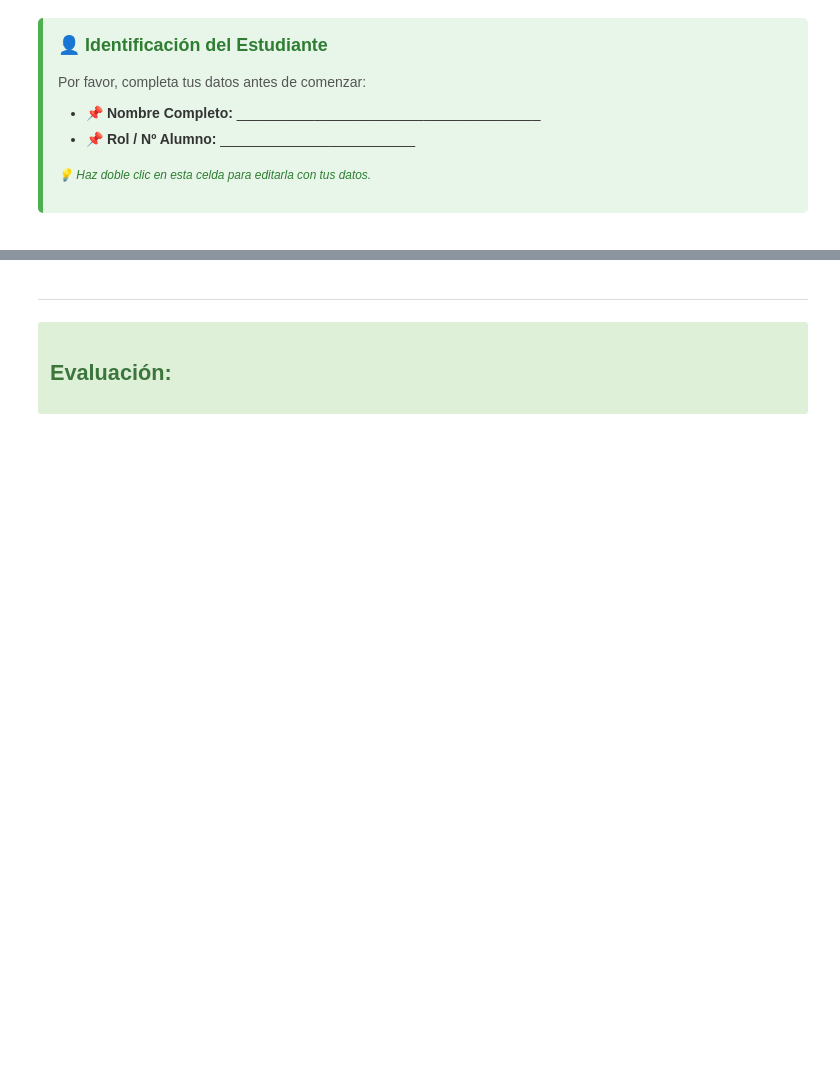
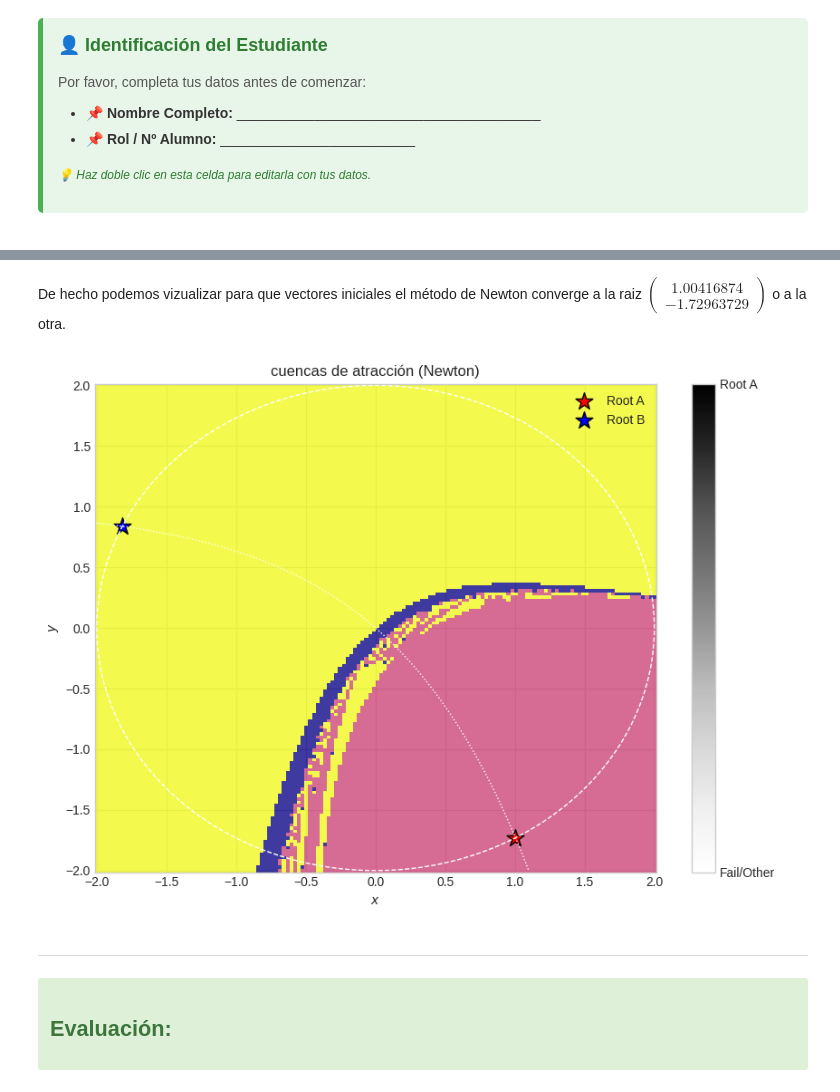
Before and after one commit to ManuelSanchezUribe/MAT2605_UC_labs, a Jupyter notebook: Lab07/lab07.ipynb, the cells around one changed output, grey strips where cells are left out. Cells and saved outputs as stored; diff of their text form; code cells hidden in the pictures; blank space fills up the shorter version.

```diff
--- a/Lab07/lab07.ipynb
+++ b/Lab07/lab07.ipynb
@@ -475,3 +355,82 @@ err aprox. (n=10) =  0.03423993286046505
+# %% [markdown]
+De hecho podemos vizualizar para que vectores iniciales el m&eacute;todo de Newton converge a la raiz $\begin{pmatrix}1.00416874\\-1.72963729\end{pmatrix}$ o a la otra.
+# %%
+# --- 1. Use the previously defined function ---
+def newton_nd(f, jac, x0, tol=1e-8, max_iter=100):
+    x = np.array(x0, dtype=float)
+    for i in range(max_iter):
+        F_val = f(x)
+        J_val = jac(x)
+        if np.linalg.norm(F_val, ord=2) < tol:
+            return x
+        try:
+            delta_x = np.linalg.solve(J_val, -F_val)
+        except np.linalg.LinAlgError:
+            return None # Singular Jacobian
+        x = x + delta_x
+        if np.linalg.norm(delta_x, ord=2) < tol:
+            return x
+    return None # Did not converge
+
+# --- 2. System definition ---
+def system(x_vec):
+    x, y = x_vec
+    return np.array([x**2 + y**2 - 4, np.exp(x) + y - 1])
+
+def jacobian(x_vec):
+    x, y = x_vec
+    return np.array([[2*x, 2*y], [np.exp(x), 1]])
+
+# Known roots found by previous execution
+root_a = np.array([1.00416874, -1.7297371])
+root_b = np.array([-1.81626407, 0.8373678])
+
+# --- 3. Grid Generation and Convergence Test ---
+res = 150 # Resolution of the map
+x_coords = np.linspace(-2, 2, res)
+y_coords = np.linspace(-2, 2, res)
+X, Y = np.meshgrid(x_coords, y_coords)
+Z = np.zeros_like(X)
+
+for i in range(res):
+    for j in range(res):
+        start_guess = [X[i, j], Y[i, j]]
+        result = newton_nd(system, jacobian, start_guess, max_iter=20)
+
+        if result is None:
+            Z[i, j] = 0 # Failed
+        elif np.linalg.norm(result - root_a) < 1e-3:
+            Z[i, j] = 1 # Convergence to Root A
+        elif np.linalg.norm(result - root_b) < 1e-3:
+            Z[i, j] = 2 # Convergence to Root B
+        else:
+            Z[i, j] = 0 # Converged elsewhere or unknown
+
+# --- 4. Plotting ---
+plt.figure(figsize=(10, 7))
+# Use 'nearest' shading to show the pixels clearly
+plt.pcolormesh(X, Y, Z, cmap='plasma', shading='nearest', alpha=0.8)
+
+# Overlay the equations for context
+x_fine = np.linspace(-2, 2, 800)
+y_fine = np.linspace(-2, 2, 800)
+Xf, Yf = np.meshgrid(x_fine, y_fine)
+plt.contour(Xf, Yf, Xf**2 + Yf**2 - 4, levels=[0], colors='white', linestyles='dashed', linewidths=1)
+plt.contour(Xf, Yf, np.exp(Xf) + Yf - 1, levels=[0], colors='white', linestyles='dotted', linewidths=1)
+
+# Plot the root locations
+plt.scatter(root_a[0], root_a[1], color='red', marker='*', s=200, edgecolors='black', label='Root A')
+plt.scatter(root_b[0], root_b[1], color='blue', marker='*', s=200, edgecolors='black', label='Root B')
+
+plt.title("cuencas de atracción (Newton)")
+plt.xlabel("$x$")
+plt.ylabel("$y$")
+cbar = plt.colorbar(ticks=[0, 1, 2])
+cbar.ax.set_yticklabels(['Fail/Other', 'Root A', 'Root B'])
+plt.legend(facecolor='lightgrey')
+plt.show()
+# %% [output]
+[figure, added]
 # %% [markdown]
 ---
 <div class="alert alert-block alert-success">
```
Also changed, not shown: parts of 59 cells of this notebook, 2 other files.
